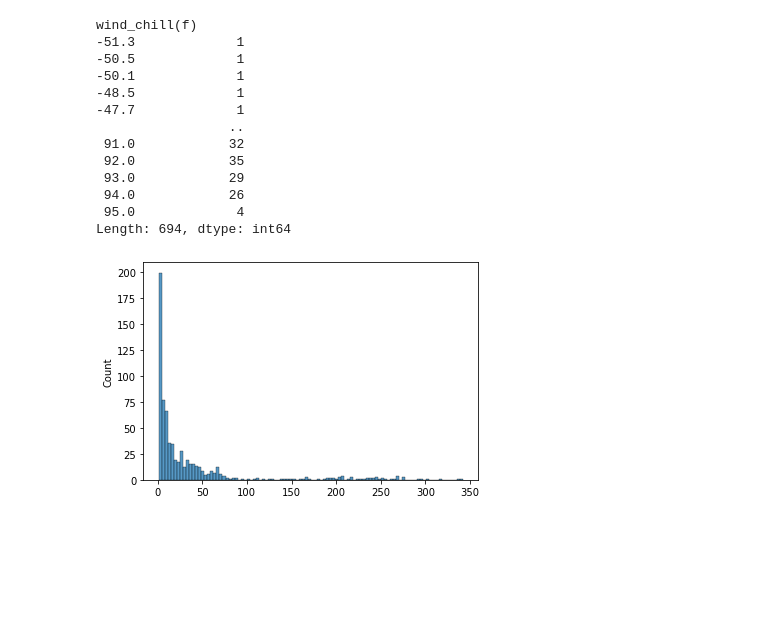
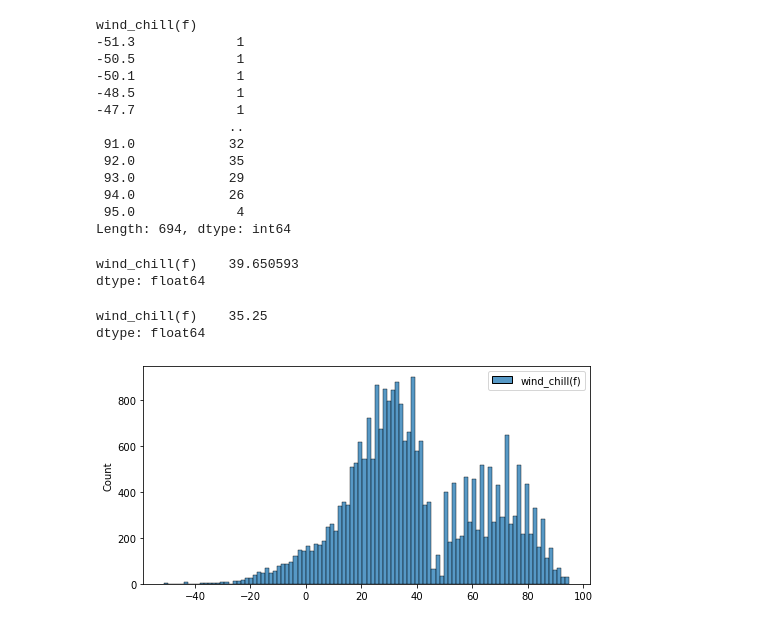
Before and after one commit to jeffreyfloyd/DST-and-traffic-implications, a Jupyter notebook: code/data_cleaning.ipynb, the cells around one changed output. Cells and saved outputs as stored; diff of their text form; code cells hidden in the pictures; blank space fills up the shorter version.

```diff
--- a/code/data_cleaning.ipynb
+++ b/code/data_cleaning.ipynb
@@ -115,3 +100,3 @@ chi_df[['description']]
 # %%
 #filling nulls in 'number' with 0
-chi_df[['number']].fillna(0, inplace = True)
+chi_df['number'].fillna(0, inplace = True)
@@ -154,2 +140,2 @@ sns.histplot(chi_df[['precipitation(in)']], bins = 100);
 # %%
-chi_df[['precipitation(in)']].fillna(0.01, inplace = True)
+chi_df['precipitation(in)'].fillna(0.00, inplace = True)
@@ -190,7 +172,18 @@ wind_chill(f)
  94.0            26
  95.0             4
 Length: 694, dtype: int64
+# %%
+chi_df[['wind_chill(f)']].mean()
+# %% [output]
+wind_chill(f)    39.650593
+dtype: float64
+# %%
+chi_df[['wind_chill(f)']].median()
+# %% [output]
+wind_chill(f)    35.25
+dtype: float64
 # %%
-sns.histplot(chi_df[['wind_chill(f)']].value_counts().sort_index(), bins = 100);
+plt.figure(figsize = (8, 4))
+sns.histplot(chi_df[['wind_chill(f)']], bins = 100);
 # %% [output]
-[figure, old version]
+[figure, new version]
```
Also changed, not shown: parts of 59 cells of this notebook, 1 other file.
